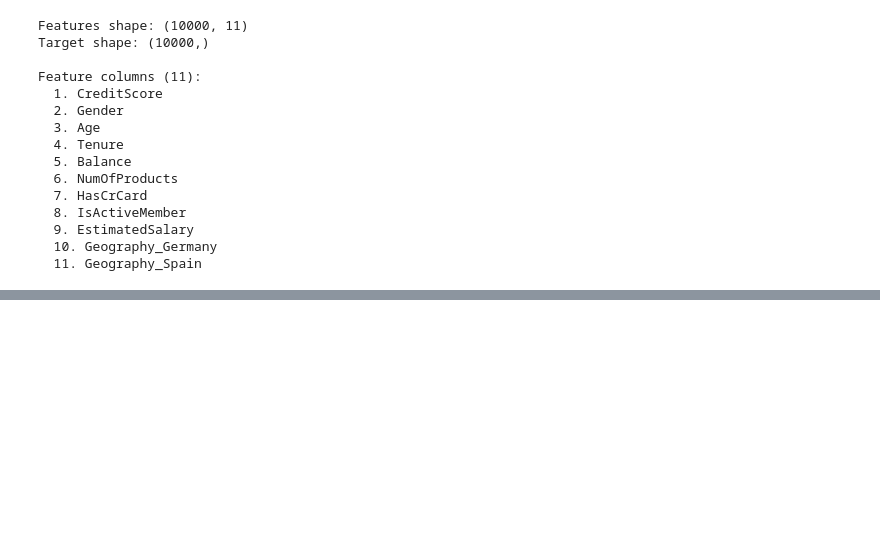
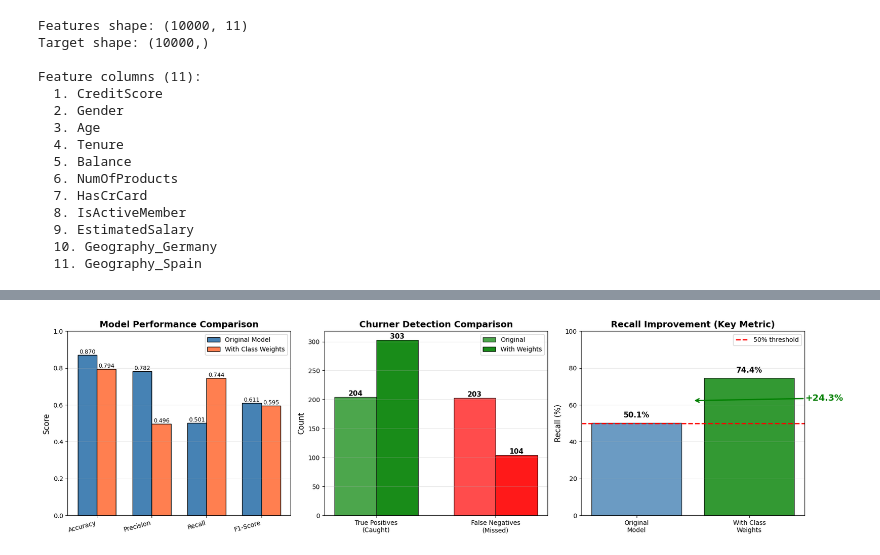
Before and after one commit to rlogwood/fs-rl-notebooks, a Jupyter notebook: assignments/unit4_deep_learning_with_tensorflow_and_keras/Unit4_IncrementalCapstone/Task1_BankChurn_ANN.ipynb, the cells around one changed output, grey strips where cells are left out. Cells and saved outputs as stored; diff of their text form; code cells hidden in the pictures; blank space fills up the shorter version.

```diff
--- a/assignments/unit4_deep_learning_with_tensorflow_and_keras/Unit4_IncrementalCapstone/Task1_BankChurn_ANN.ipynb
+++ b/assignments/unit4_deep_learning_with_tensorflow_and_keras/Unit4_IncrementalCapstone/Task1_BankChurn_ANN.ipynb
@@ -974,0 +1134,94 @@ Index    True     Predicted    Probability  Correct
+# %%
+# Visualize the comparison
+fig, axes = plt.subplots(1, 3, figsize=(18, 5))
+
+# 1. Metrics comparison bar chart
+metrics_names = ['Accuracy', 'Precision', 'Recall', 'F1-Score']
+original_scores = [accuracy, precision, recall, f1]
+weighted_scores = [accuracy_weighted, precision_weighted, recall_weighted, f1_weighted]
+
+x = np.arange(len(metrics_names))
+width = 0.35
+
+bars1 = axes[0].bar(x - width/2, original_scores, width, label='Original Model', color='steelblue', edgecolor='black')
+bars2 = axes[0].bar(x + width/2, weighted_scores, width, label='With Class Weights', color='coral', edgecolor='black')
+
+axes[0].set_ylabel('Score', fontsize=12)
+axes[0].set_title('Model Performance Comparison', fontsize=14, fontweight='bold')
+axes[0].set_xticks(x)
+axes[0].set_xticklabels(metrics_names, rotation=15, ha='right')
+axes[0].legend()
+axes[0].set_ylim([0, 1])
+axes[0].grid(axis='y', alpha=0.3)
+
+# Add value labels
+for bars in [bars1, bars2]:
+    for bar in bars:
+        height = bar.get_height()
+        axes[0].text(bar.get_x() + bar.get_width()/2., height,
+                    f'{height:.3f}', ha='center', va='bottom', fontsize=9)
+
+# 2. Confusion Matrix Comparison
+cm_data = np.array([[tp, fn], [tp_w, fn_w]])
+categories = ['True Positives\n(Caught)', 'False Negatives\n(Missed)']
+x_pos = np.arange(len(categories))
+width = 0.35
+
+bars1 = axes[1].bar(x_pos - width/2, [tp, fn], width, label='Original', color=['green', 'red'], edgecolor='black', alpha=0.7)
+bars2 = axes[1].bar(x_pos + width/2, [tp_w, fn_w], width, label='With Weights', color=['green', 'red'], edgecolor='black', alpha=0.9)
+
+axes[1].set_ylabel('Count', fontsize=12)
+axes[1].set_title('Churner Detection Comparison', fontsize=14, fontweight='bold')
+axes[1].set_xticks(x_pos)
+axes[1].set_xticklabels(categories)
+axes[1].legend()
+axes[1].grid(axis='y', alpha=0.3)
+
+# Add value labels
+for bars in [bars1, bars2]:
+    for bar in bars:
+        height = bar.get_height()
+        axes[1].text(bar.get_x() + bar.get_width()/2., height,
+                    f'{int(height)}', ha='center', va='bottom', fontsize=11, fontweight='bold')
+
+# 3. Recall improvement highlight
+recall_data = [recall * 100, recall_weighted * 100]
+colors_recall = ['steelblue', 'green' if recall_weighted > recall else 'orange']
+bars = axes[2].bar(['Original\nModel', 'With Class\nWeights'], recall_data, color=colors_recall, edgecolor='black', alpha=0.8)
+
+axes[2].set_ylabel('Recall (%)', fontsize=12)
+axes[2].set_title('Recall Improvement (Key Metric)', fontsize=14, fontweight='bold')
+axes[2].set_ylim([0, 100])
+axes[2].axhline(y=50, color='red', linestyle='--', linewidth=2, label='50% threshold')
+axes[2].legend()
+axes[2].grid(axis='y', alpha=0.3)
+
+# Add value labels and improvement
+for i, bar in enumerate(bars):
+    height = bar.get_height()
+    axes[2].text(bar.get_x() + bar.get_width()/2., height + 2,
+                f'{height:.1f}%', ha='center', va='bottom', fontsize=12, fontweight='bold')
+
+# Add improvement arrow if applicable
+if recall_weighted > recall:
+    improvement = (recall_weighted - recall) * 100
+    axes[2].annotate(f'+{improvement:.1f}%',
+                    xy=(0.5, recall*100 + improvement/2),
+                    xytext=(1.5, recall*100 + improvement/2),
+                    fontsize=14, fontweight='bold', color='green',
+                    arrowprops=dict(arrowstyle='->', color='green', lw=2))
+
+plt.tight_layout()
+plt.show()
+
+# Summary
+tu.print_heading("IMPACT SUMMARY")
+print(tu.bold_text("What Class Weights Achieved:"))
+print(f"  • Recall improved from {recall*100:.1f}% to {recall_weighted*100:.1f}% ({(recall_weighted-recall)*100:+.1f} points)")
+print(f"  • We now catch {tp_w} out of {y_test.sum()} churners (vs {tp} before)")
+print(f"  • That's {tp_w-tp} additional customers we can attempt to retain")
+print(f"  • Trade-off: Precision decreased from {precision*100:.1f}% to {precision_weighted*100:.1f}%")
+print(f"  • This means {fp_w-fp} more false alarms (acceptable for business)")
+print(tu.bold_and_colored_text(f"\n→ For churn prediction, this is a BETTER model for business!", tu.Color.GREEN))
+# %% [output]
+[figure, added]
```
Also changed, not shown: parts of 51 cells of this notebook, 9 other files.
